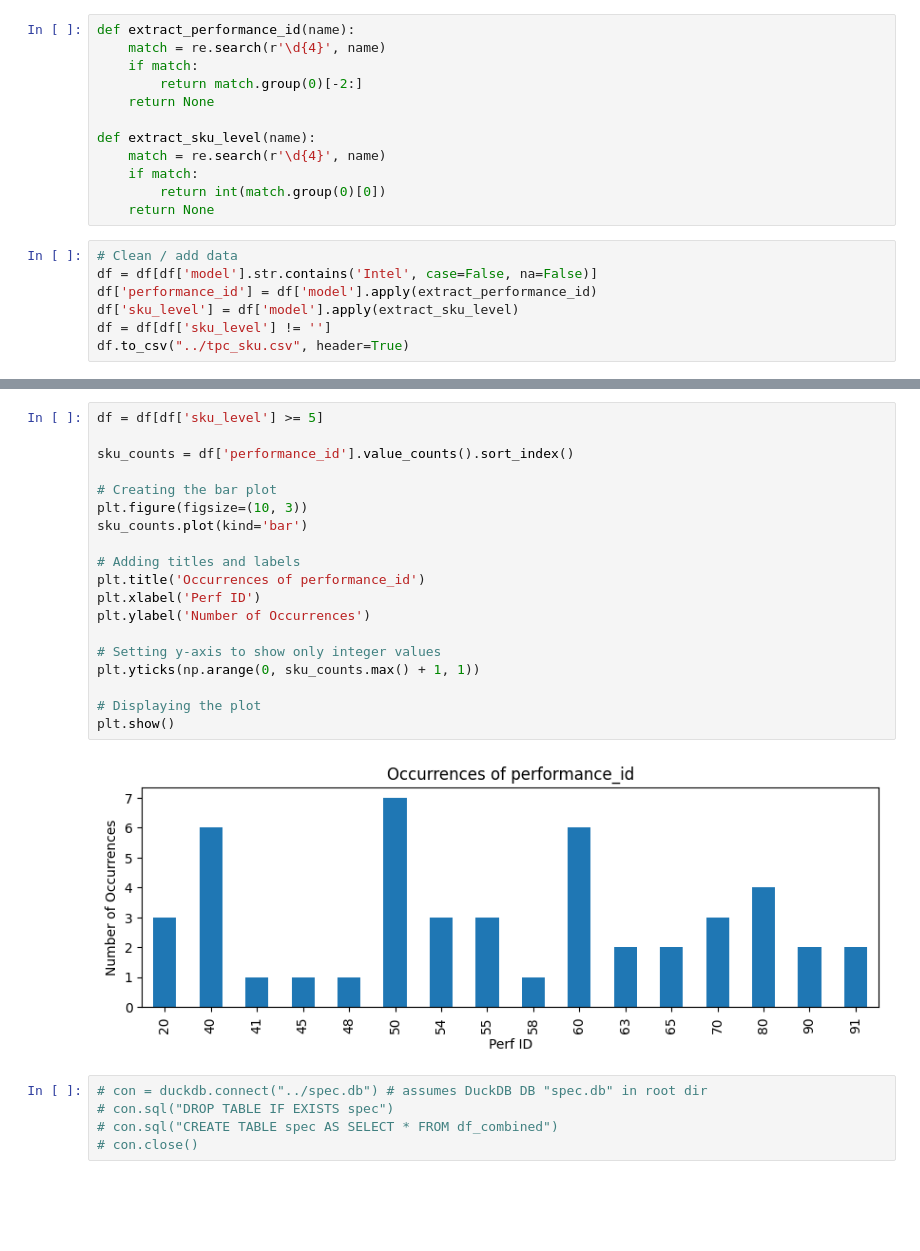
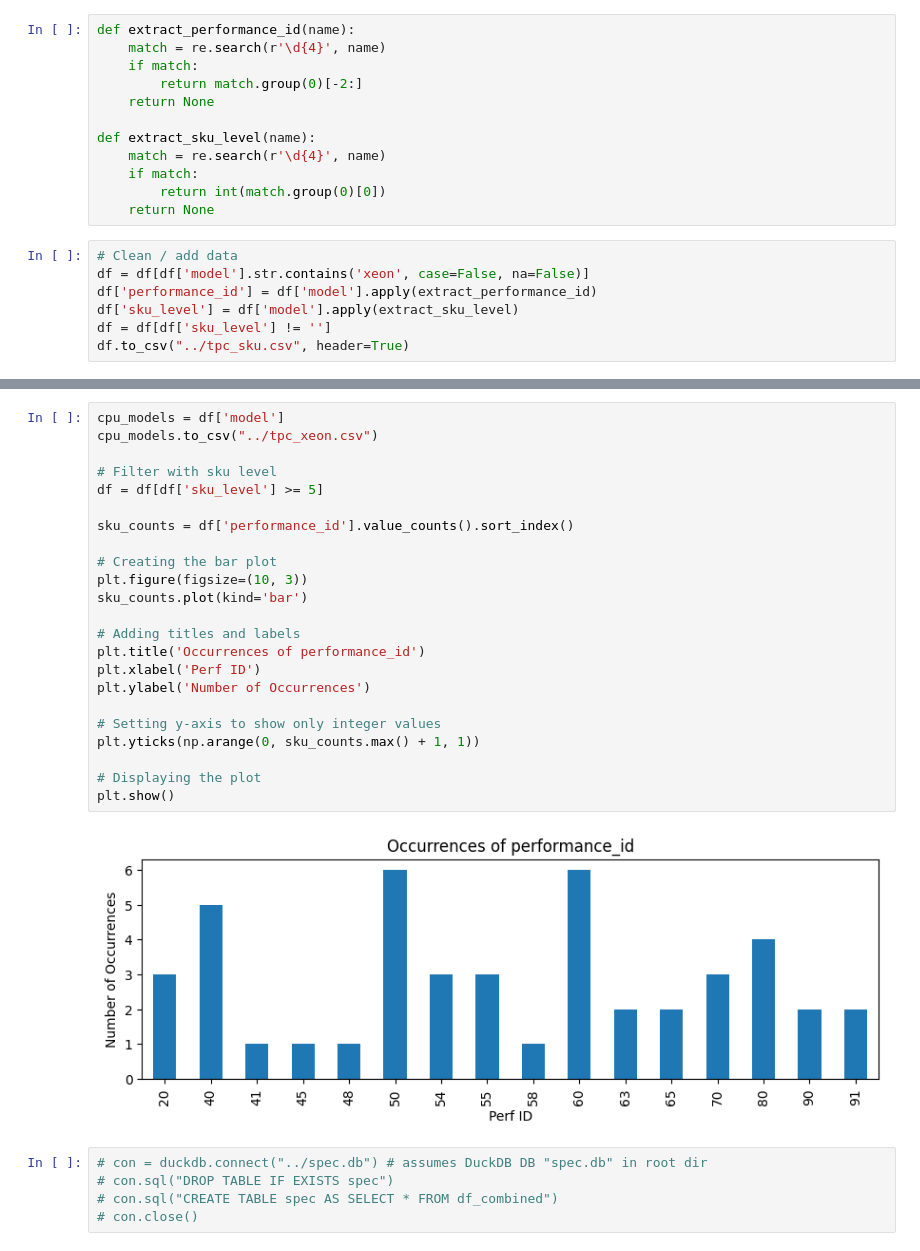
Before and after one commit to hpides/server-buy-advisor, a Jupyter notebook: notebooks/tpc_used_cpus.ipynb, the cells around one changed output, grey strips where cells are left out. Saved outputs shown, nothing was run; the diff lists cells and outputs as text; blank space fills up the shorter version.

```diff
--- a/notebooks/tpc_used_cpus.ipynb
+++ b/notebooks/tpc_used_cpus.ipynb
@@ -45,7 +45,7 @@ def extract_sku_level(name):
     return None
 # %%
 # Clean / add data
-df = df[df['model'].str.contains('Intel', case=False, na=False)]
+df = df[df['model'].str.contains('xeon', case=False, na=False)]
 df['performance_id'] = df['model'].apply(extract_performance_id)
 df['sku_level'] = df['model'].apply(extract_sku_level)
 df = df[df['sku_level'] != '']
@@ -91,24 +91,28 @@ plt.show()
 # %%
+cpu_models = df['model']
+cpu_models.to_csv("../tpc_xeon.csv")
+
+# Filter with sku level
 df = df[df['sku_level'] >= 5]
 
 sku_counts = df['performance_id'].value_counts().sort_index()
 
 # Creating the bar plot
 plt.figure(figsize=(10, 3))
 sku_counts.plot(kind='bar')
 
 # Adding titles and labels
 plt.title('Occurrences of performance_id')
 plt.xlabel('Perf ID')
 plt.ylabel('Number of Occurrences')
 
 # Setting y-axis to show only integer values
 plt.yticks(np.arange(0, sku_counts.max() + 1, 1))
 
 # Displaying the plot
 plt.show()
 # %% [output]
-[figure, old version]
+[figure, new version]
 # %%
 # con = duckdb.connect("../spec.db") # assumes DuckDB DB "spec.db" in root dir
 # con.sql("DROP TABLE IF EXISTS spec")
```
Also changed, not shown: parts of 2 cells of this notebook, 6 other files.
